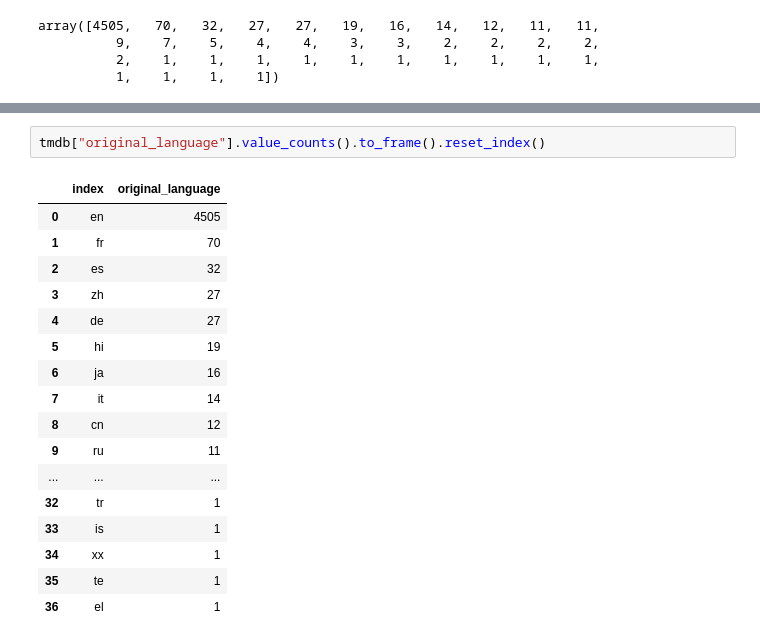
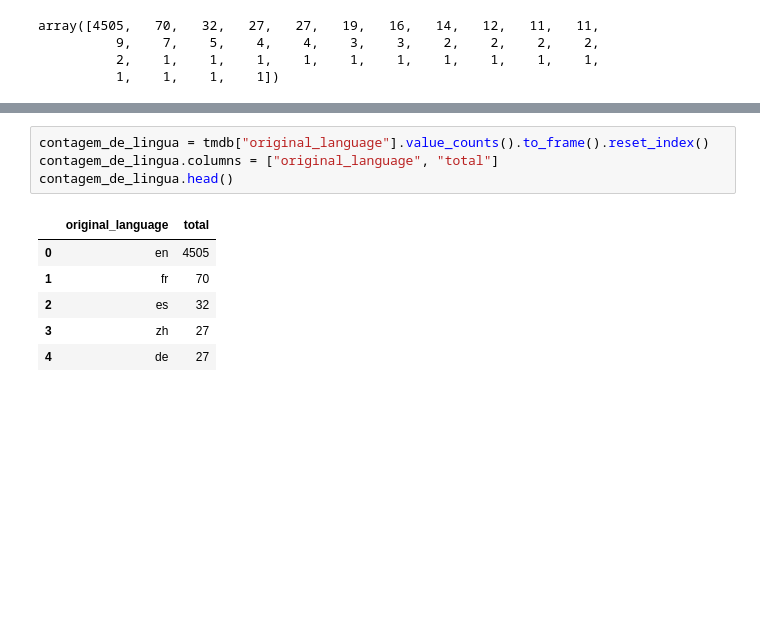
Before and after one commit to FarNunes/aluraDataScience, a Jupyter notebook: Introdução_a_Data_Science_0.ipynb, the cells around one changed output, grey strips where cells are left out. Drawn from its saved outputs; the diff is of its cells as text; blank space fills up the shorter version.

```diff
--- a/Introdução_a_Data_Science_0.ipynb
+++ b/Introdução_a_Data_Science_0.ipynb
@@ -256,22 +256,13 @@ te       1
 el       1
 Name: original_language, dtype: int64
 # %%
-tmdb["original_language"].value_counts().to_frame().reset_index()
+contagem_de_lingua = tmdb["original_language"].value_counts().to_frame().reset_index()
+contagem_de_lingua.columns = ["original_language", "total"]
+contagem_de_lingua.head()
 # %% [output]
-|  | index | original_language |
+|  | original_language | total |
 | 0 | en | 4505 |
 | 1 | fr | 70 |
 | 2 | es | 32 |
 | 3 | zh | 27 |
 | 4 | de | 27 |
-| 5 | hi | 19 |
-| 6 | ja | 16 |
-| 7 | it | 14 |
-| 8 | cn | 12 |
-| 9 | ru | 11 |
-| ... | ... | ... |
-| 32 | tr | 1 |
-| 33 | is | 1 |
-| 34 | xx | 1 |
-| 35 | te | 1 |
-| 36 | el | 1 |
```
